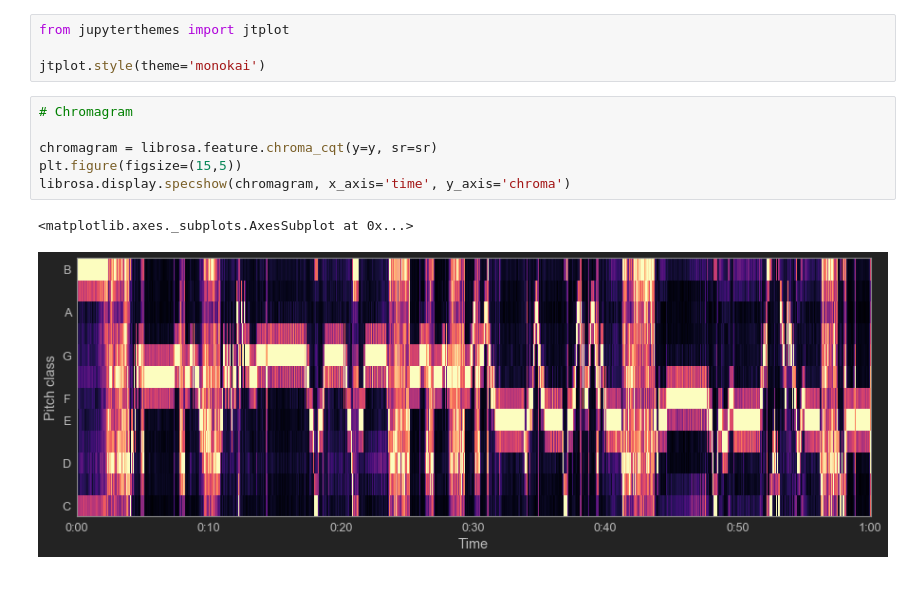
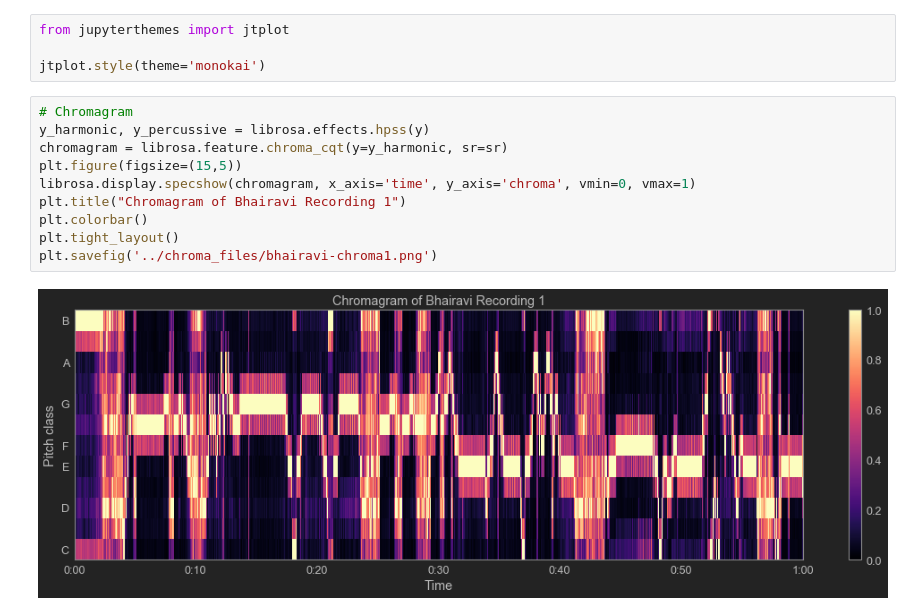
Before and after one commit to TheChanRProject/Senior-Thesis, a Jupyter notebook: nb/Librosa Tutorial.ipynb, the cells around one changed output. Drawn from its saved outputs; the diff is of its cells as text; blank space fills up the shorter version.

```diff
--- a/nb/Librosa Tutorial.ipynb
+++ b/nb/Librosa Tutorial.ipynb
@@ -41,10 +41,13 @@ from jupyterthemes import jtplot
 jtplot.style(theme='monokai')
 # %%
 # Chromagram
-
-chromagram = librosa.feature.chroma_cqt(y=y, sr=sr)
+y_harmonic, y_percussive = librosa.effects.hpss(y)
+chromagram = librosa.feature.chroma_cqt(y=y_harmonic, sr=sr)
 plt.figure(figsize=(15,5))
-librosa.display.specshow(chromagram, x_axis='time', y_axis='chroma')
+librosa.display.specshow(chromagram, x_axis='time', y_axis='chroma', vmin=0, vmax=1)
+plt.title("Chromagram of Bhairavi Recording 1")
+plt.colorbar()
+plt.tight_layout()
+plt.savefig('../chroma_files/bhairavi-chroma1.png')
 # %% [output]
-<matplotlib.axes._subplots.AxesSubplot at 0x...>
-[figure, old version]
+[figure, new version]
```
Also changed, not shown: 1 other file.
